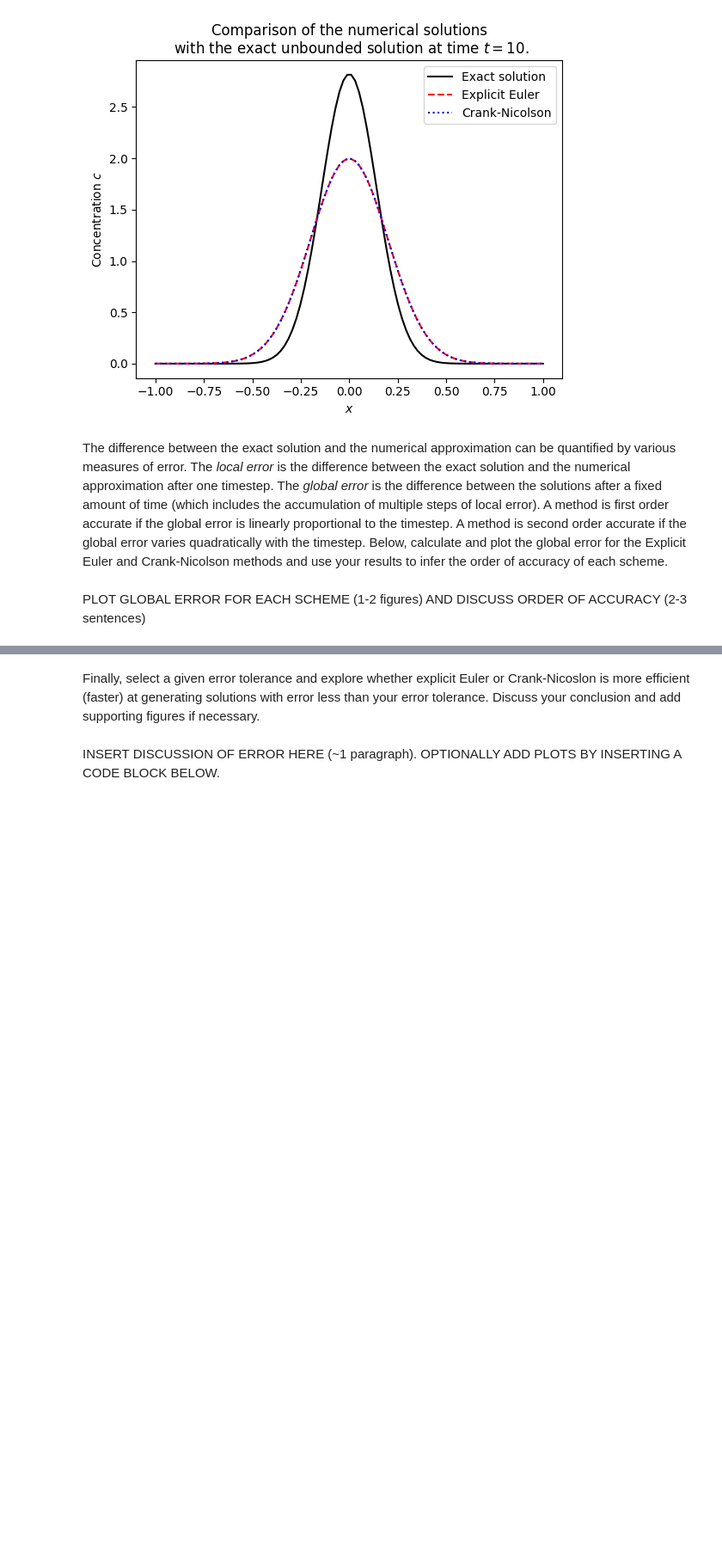
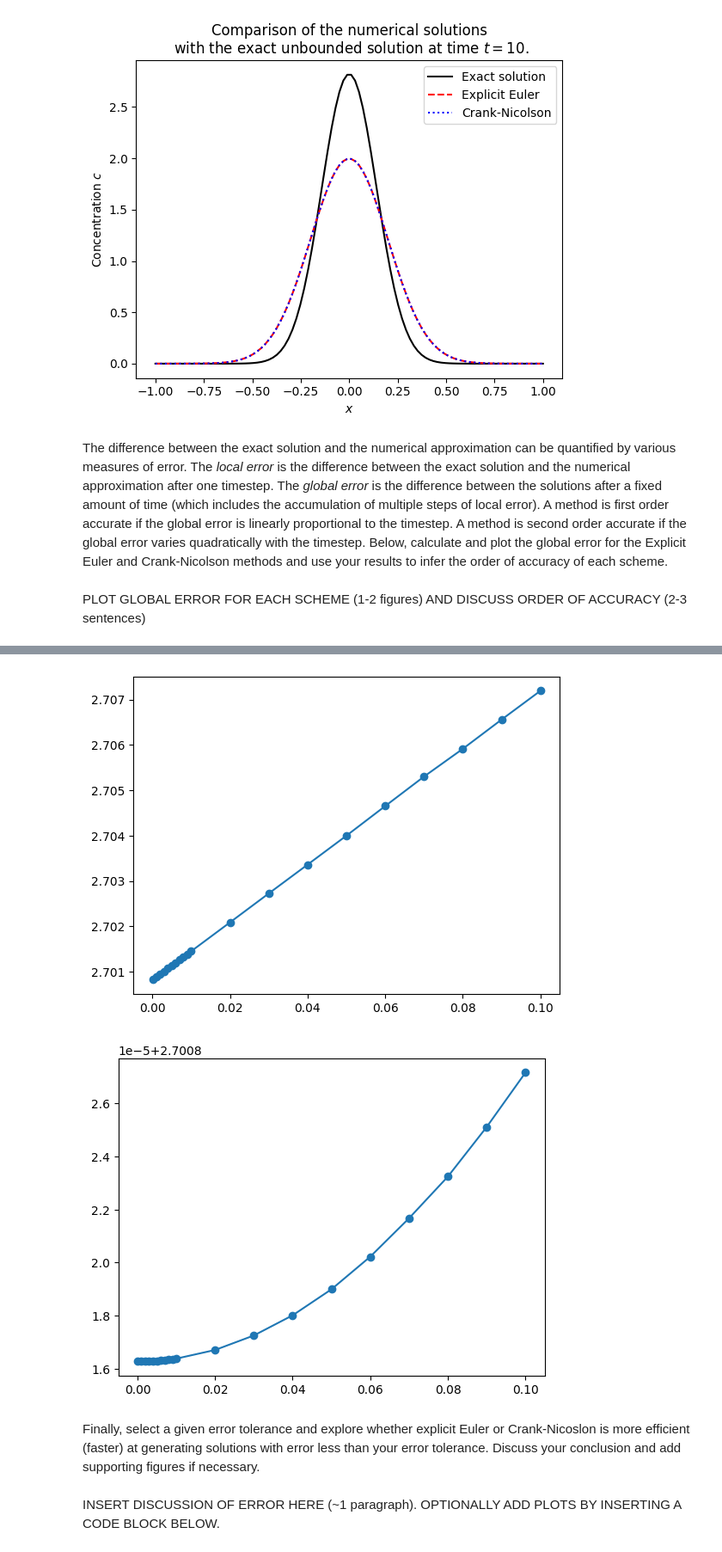
Before and after one commit to snakeplanteasyorigami/QCES, a Jupyter notebook: Project1_numerical_methods.ipynb, the cells around one changed output, grey strips where cells are left out. Shown at 86% size. Saved outputs shown, nothing was run; the diff lists cells and outputs as text; code cells hidden in the pictures; blank space fills up the shorter version.

```diff
--- a/Project1_numerical_methods.ipynb
+++ b/Project1_numerical_methods.ipynb
@@ -339,12 +339,3 @@ plt.show()
 The difference between the exact solution and the numerical approximation can be quantified by various measures of error. The *local error* is the difference between the exact solution and the numerical approximation after one timestep. The *global error* is the difference between the solutions after a fixed amount of time (which includes the accumulation of multiple steps of local error). A method is first order accurate if the global error is linearly proportional to the timestep. A method is second order accurate if the global error varies quadratically with the timestep. Below, calculate and plot the global error for the Explicit Euler and Crank-Nicolson methods and use your results to infer the order of accuracy of each scheme.
 # %% [markdown]
 PLOT GLOBAL ERROR FOR EACH SCHEME (1-2 figures) AND DISCUSS ORDER OF ACCURACY (2-3 sentences)
-# %%
-new_kappa = 0.001
-
-Nt = 1000
-t = np.linspace(t_start, t_end, Nt)
-dt = t[1] - t[0]
-c_EE = EE(x,t,new_kappa)
-
-global_error = np.linalg.norm(c_EE[:,-1] - exact_end)
@@ -352,0 +342,24 @@ Explicit Euler method took 0.05 seconds
+# %%
+new_kappa = 0.001
+dt = [0.0001,0.001,0.002,0.003,0.004,0.005,0.006,0.007,0.008,0.009,0.01,0.02,0.03,0.04,0.05,0.06,0.07,0.08,0.09,0.1]
+global_error_EE = np.zeros(len(dt))
+global_error_CN = np.zeros(len(dt))
+for i in range(len(dt)):
+  Nt = int(10/dt[i] + 1)
+  t = np.linspace(t_start, t_end, Nt)
+
+  c_EE = EE(x,t,new_kappa)
+  c_CN = CN(x,t,new_kappa)
+  global_error_EE[i] = np.linalg.norm(c_EE[:,-1] - exact_end)
+  global_error_CN[i] = np.linalg.norm(c_CN[:,-1] - exact_end)
+
+plt.plot(dt,global_error_EE,'o-')
+plt.xlabel('Timestep $\Delta t$')
+plt.ylabel('Global error')
+plt.title('Linear relationship between timestep and global error at time $t=10$ in the explicit Euler scheme.')
+plt.show()
+plt.plot(dt,global_error_CN,'o-')
+plt.xlabel('Timestep $\Delta t$')
+plt.ylabel('Global error')
+plt.show()
+# %% [output]
@@ -353,3 +384,5 @@ Explicit Euler method took 0.05 seconds
+[figure, added]
+[figure, added]
 # %% [markdown]
 Finally, select a given error tolerance and explore whether explicit Euler or Crank-Nicoslon is more efficient (faster) at generating solutions with error less than your error tolerance. Discuss your conclusion and add supporting figures if necessary.
 # %% [markdown]
```
Also changed, not shown: parts of 2 cells of this notebook.
